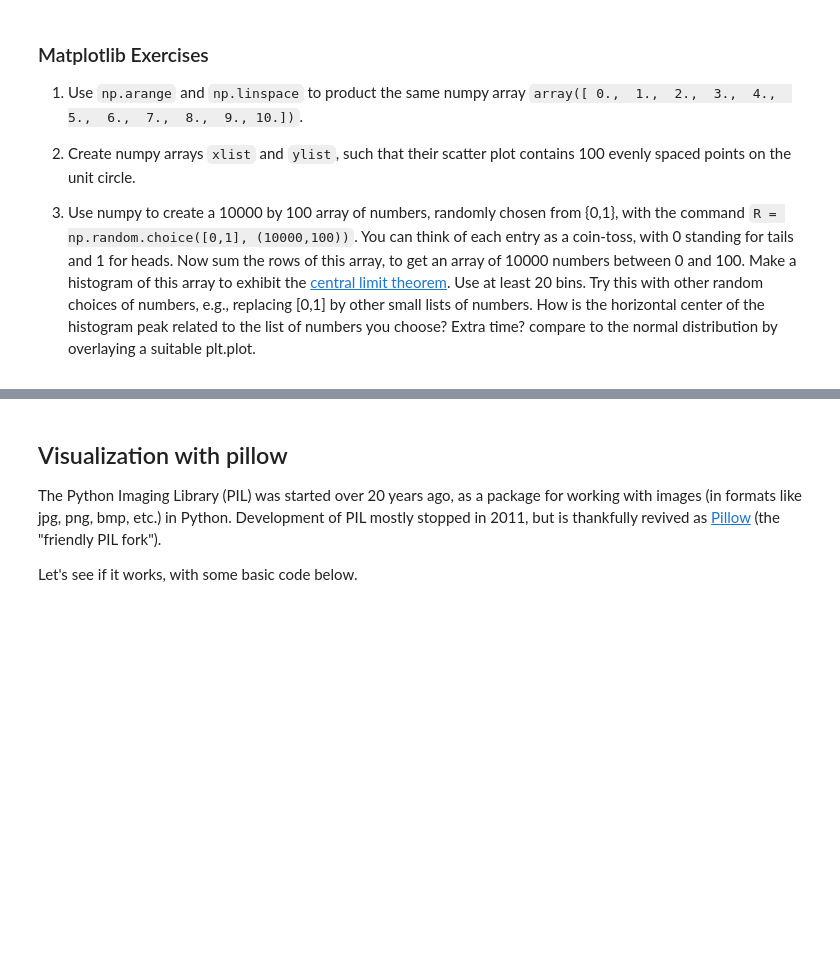
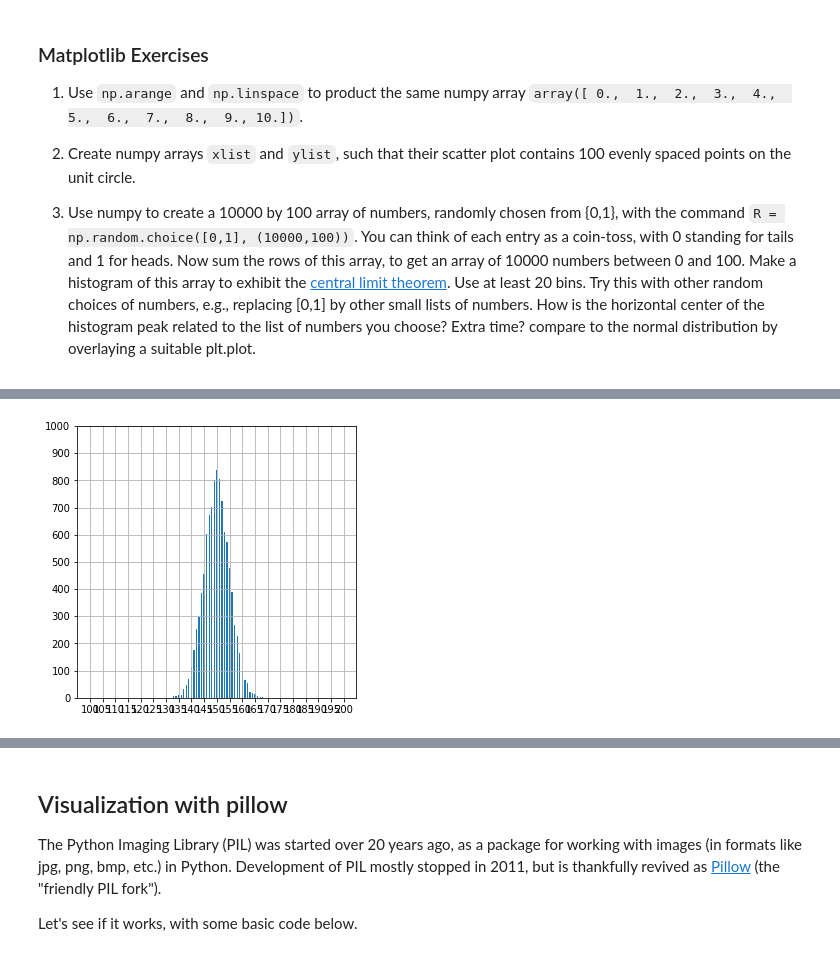
Before and after one commit to joazunig/PythonForMathematics, a Jupyter notebook: P4M_Notebook_4.ipynb, the cells around one changed output, grey strips where cells are left out. Drawn from its saved outputs; the diff is of its cells as text; code cells hidden in the pictures; blank space fills up the shorter version.

```diff
--- a/P4M_Notebook_4.ipynb
+++ b/P4M_Notebook_4.ipynb
@@ -1139,0 +1282,11 @@ The command `np.linspace(start, stop, length)` creates a numpy array that begins
+# %%
+R = np.random.choice([1,2],(10000,100))
+S = np.sum(R, axis = 1)
+plt.figure(figsize=(5,5))
+plt.hist(S, bins=np.linspace(100,200,200))
+plt.xticks(np.linspace(100,200,21))
+plt.yticks(np.arange(0,1001,100))
+plt.grid()
+plt.show()
+# %% [output]
+[figure, added]
```
Also changed, not shown: parts of 50 cells of this notebook.
